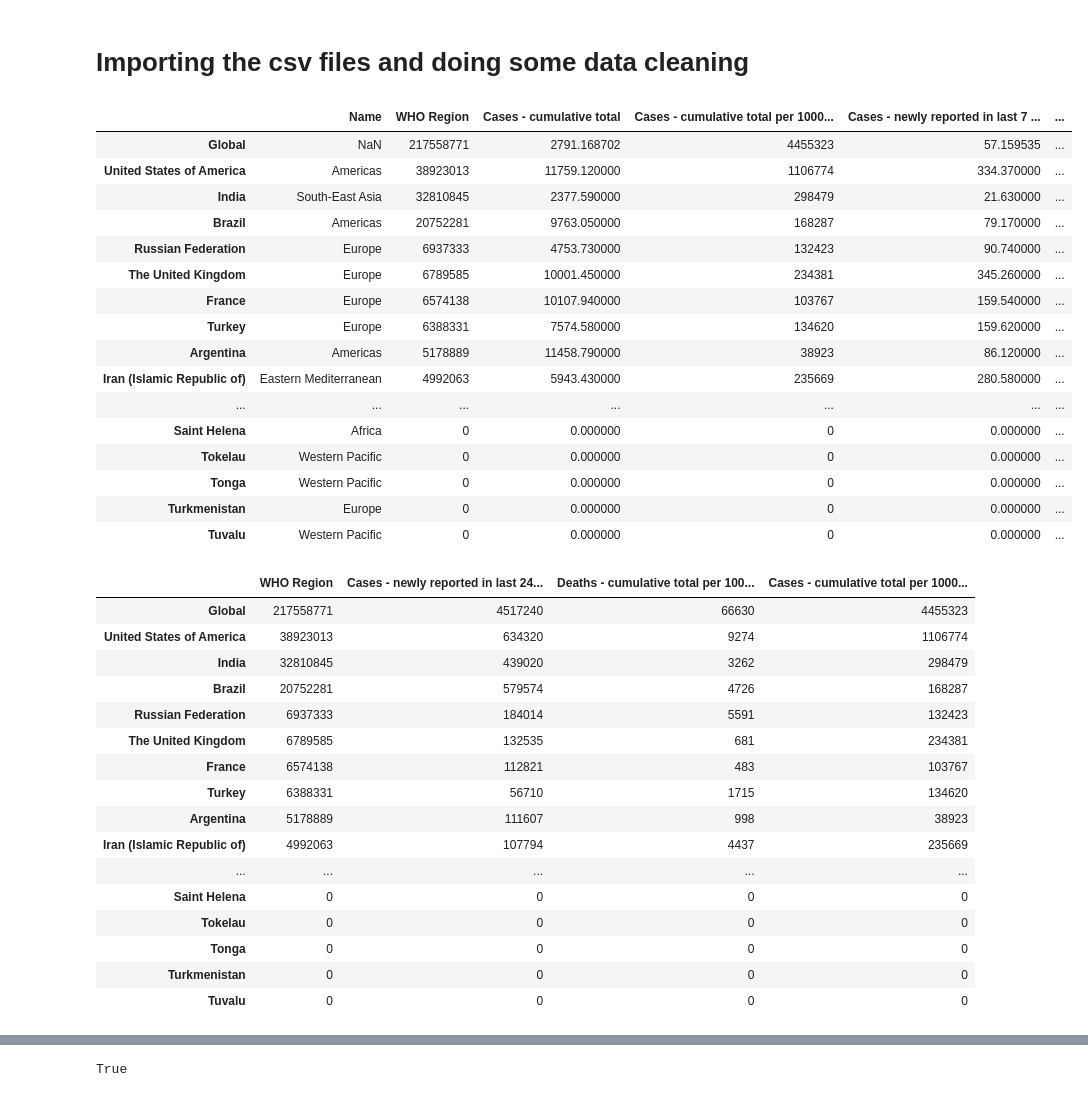
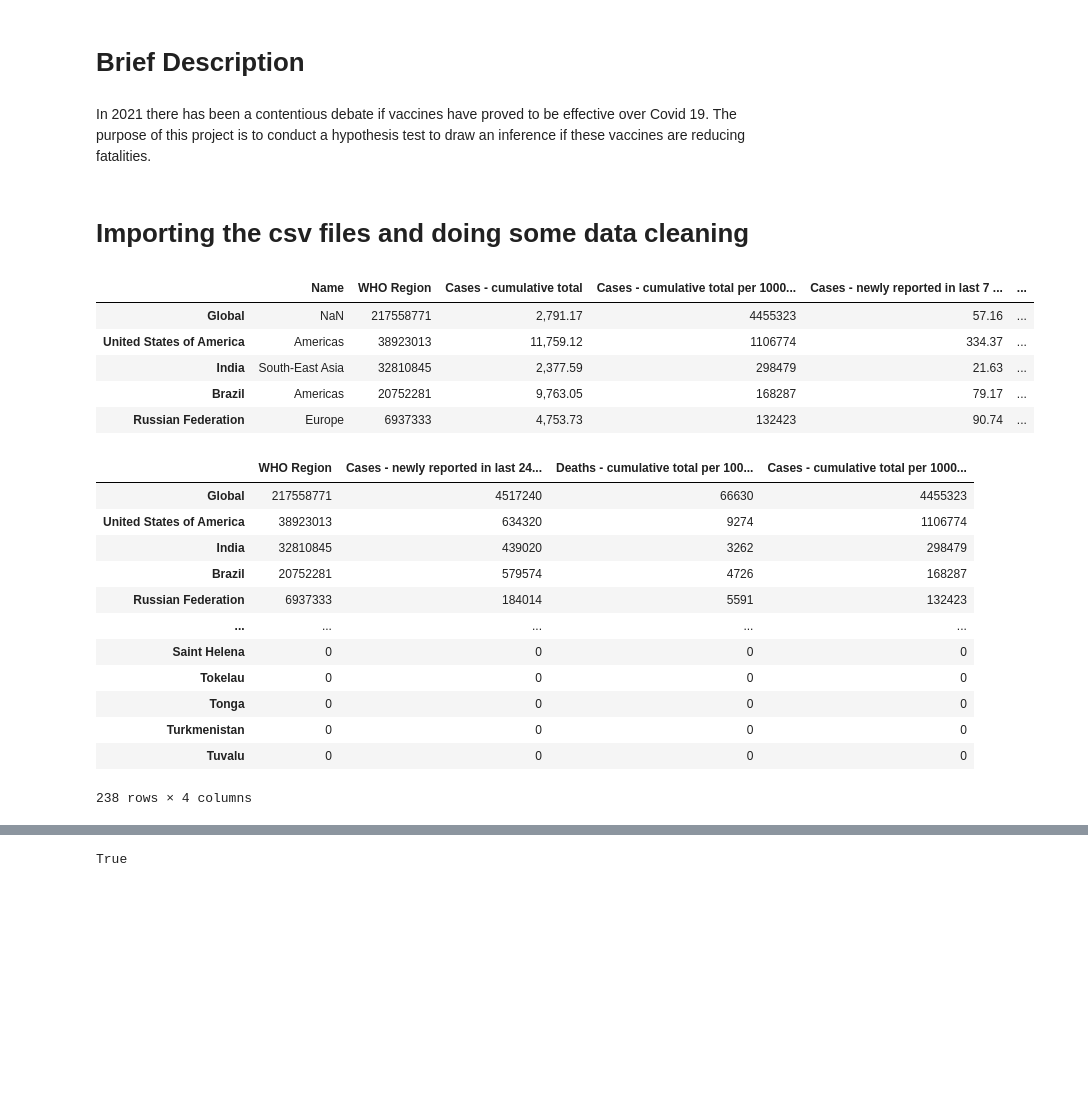
Before and after one commit to NigelGondo/Portfolio_Projects, a Jupyter notebook: Hypothesis test to see if high vaccination rates lead to lower death rates.ipynb, the cells around one changed output, grey strips where cells are left out. Saved outputs shown, nothing was run; the diff lists cells and outputs as text; code cells hidden in the pictures; blank space fills up the shorter version.

Commit message:
Add files via upload
update to project

```diff
--- a/Hypothesis test to see if high vaccination rates lead to lower death rates.ipynb
+++ b/Hypothesis test to see if high vaccination rates lead to lower death rates.ipynb
@@ -1,3 +1,7 @@
+# %% [markdown]
+# Brief Description
+# %% [markdown]
+In 2021 there has been a contentious debate if vaccines have proved to be effective over Covid 19. The purpose of this project is to conduct a hypothesis test to draw an inference if these vaccines are reducing fatalities.
 # %%
 import pandas as pd
 import numpy as np
@@ -8,33 +12,23 @@ import matplotlib.pyplot as plt
 %matplotlib inline
 import seaborn as sns
 sns.set()
+sns.set_style('white')
+pd.options.display.float_format = '{:,.2f}'.format
 plt.rcParams.update({'figure.figsize':(10,8), 'figure.dpi':100})
 # %% [markdown]
 # Importing the csv files and doing some data cleaning
 # %%
-pd.set_option("display.max_rows", None)
 global_data = pd.read_csv('WHO COVID-19 global table data September 2nd 2021 at 2.32.54 PM.csv')
-global_data
+global_data.head()
 # %% [output]
 |  | Name | WHO Region | Cases - cumulative total | Cases - cumulative total per 1000... | Cases - newly reported in last 7 ... | ... |
-| Global | NaN | 217558771 | 2791.168702 | 4455323 | 57.159535 | ... |
-| United States of America | Americas | 38923013 | 11759.120000 | 1106774 | 334.370000 | ... |
-| India | South-East Asia | 32810845 | 2377.590000 | 298479 | 21.630000 | ... |
-| Brazil | Americas | 20752281 | 9763.050000 | 168287 | 79.170000 | ... |
-| Russian Federation | Europe | 6937333 | 4753.730000 | 132423 | 90.740000 | ... |
-| The United Kingdom | Europe | 6789585 | 10001.450000 | 234381 | 345.260000 | ... |
-| France | Europe | 6574138 | 10107.940000 | 103767 | 159.540000 | ... |
-| Turkey | Europe | 6388331 | 7574.580000 | 134620 | 159.620000 | ... |
-| Argentina | Americas | 5178889 | 11458.790000 | 38923 | 86.120000 | ... |
-| Iran (Islamic Republic of) | Eastern Mediterranean | 4992063 | 5943.430000 | 235669 | 280.580000 | ... |
-| ... | ... | ... | ... | ... | ... | ... |
-| Saint Helena | Africa | 0 | 0.000000 | 0 | 0.000000 | ... |
-| Tokelau | Western Pacific | 0 | 0.000000 | 0 | 0.000000 | ... |
-| Tonga | Western Pacific | 0 | 0.000000 | 0 | 0.000000 | ... |
-| Turkmenistan | Europe | 0 | 0.000000 | 0 | 0.000000 | ... |
-| Tuvalu | Western Pacific | 0 | 0.000000 | 0 | 0.000000 | ... |
+| Global | NaN | 217558771 | 2,791.17 | 4455323 | 57.16 | ... |
+| United States of America | Americas | 38923013 | 11,759.12 | 1106774 | 334.37 | ... |
+| India | South-East Asia | 32810845 | 2,377.59 | 298479 | 21.63 | ... |
+| Brazil | Americas | 20752281 | 9,763.05 | 168287 | 79.17 | ... |
+| Russian Federation | Europe | 6937333 | 4,753.73 | 132423 | 90.74 | ... |
 # %%
-#dropping unnecessary tables and renaming the columns shifted when creating the data frame
+#dropping unnecessary tables and renaming the columns that shifted when creating the data frame
 global_data_new = global_data.filter(['WHO Region',
                                       'Cases - newly reported in last 24 hours',
                                       'Deaths - cumulative total per 100000 population',
@@ -48,17 +42,13 @@ global_data_new
 | India | 32810845 | 439020 | 3262 | 298479 |
 | Brazil | 20752281 | 579574 | 4726 | 168287 |
 | Russian Federation | 6937333 | 184014 | 5591 | 132423 |
-| The United Kingdom | 6789585 | 132535 | 681 | 234381 |
-| France | 6574138 | 112821 | 483 | 103767 |
-| Turkey | 6388331 | 56710 | 1715 | 134620 |
-| Argentina | 5178889 | 111607 | 998 | 38923 |
-| Iran (Islamic Republic of) | 4992063 | 107794 | 4437 | 235669 |
 | ... | ... | ... | ... | ... |
 | Saint Helena | 0 | 0 | 0 | 0 |
 | Tokelau | 0 | 0 | 0 | 0 |
 | Tonga | 0 | 0 | 0 | 0 |
 | Turkmenistan | 0 | 0 | 0 | 0 |
 | Tuvalu | 0 | 0 | 0 | 0 |
+238 rows × 4 columns
 # %%
 #renaming the columns shifted when creating the data frame
 global_data_final = global_data_new.rename(columns={'WHO Region': 'Cumulative Cases',
```
Also changed, not shown: parts of 38 cells of this notebook.
